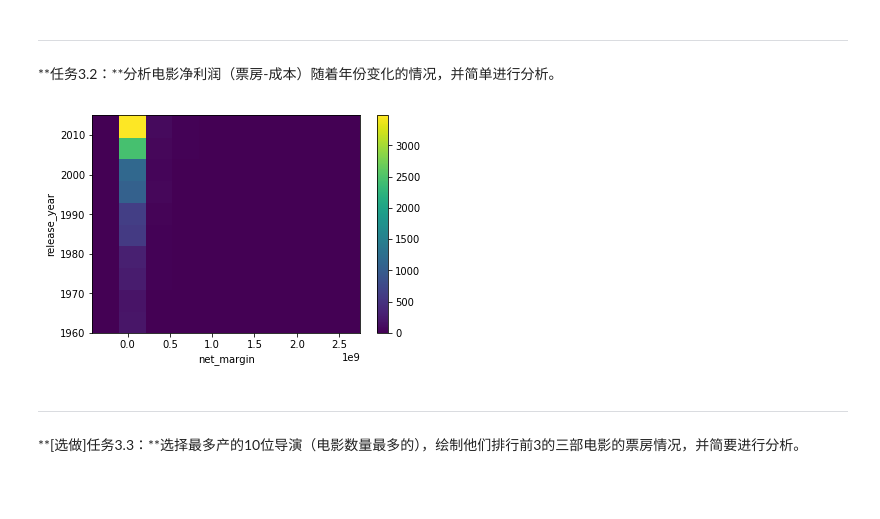
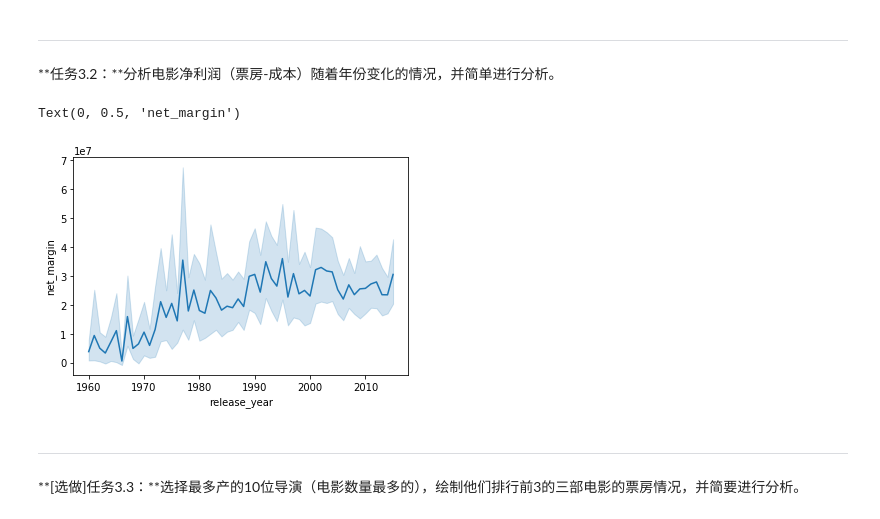
Before and after one commit to fengyizhou/Explore_Movie_Dataset, a Jupyter notebook: AIPND_CN_P2_Explore_Movie_Dataset-master/Explore Movie Dataset.ipynb, the cells around one changed output. Saved outputs shown, nothing was run; the diff lists cells and outputs as text; code cells hidden in the pictures; blank space fills up the shorter version.

```diff
--- a/AIPND_CN_P2_Explore_Movie_Dataset-master/Explore Movie Dataset.ipynb
+++ b/AIPND_CN_P2_Explore_Movie_Dataset-master/Explore Movie Dataset.ipynb
@@ -480,13 +396,14 @@ plt.xticks(rotation = 90)
 ---
 **任务3.2：**分析电影净利润（票房-成本）随着年份变化的情况，并简单进行分析。
 # %%
-movie_data["net_margin"] = movie_data["revenue_adj"] - movie_data["budget_adj"]
-plt.hist2d(data = movie_data, x = "net_margin", y = "release_year")
-plt.colorbar()
-plt.xlabel("net_margin")
-plt.ylabel("release_year");
+movie_data["net_margin"] = movie_data["revenue"] - movie_data["budget"]
+
+ax = sb.lineplot(data = movie_data, x = "release_year", y = "net_margin")
+ax.set_xlabel("release_year")
+ax.set_ylabel("net_margin")
 # %% [output]
+Text(0, 0.5, 'net_margin')
-[figure, old version]
+[figure, new version]
 # %% [markdown]
 ---
 
```
Also changed, not shown: parts of 7 cells of this notebook.
